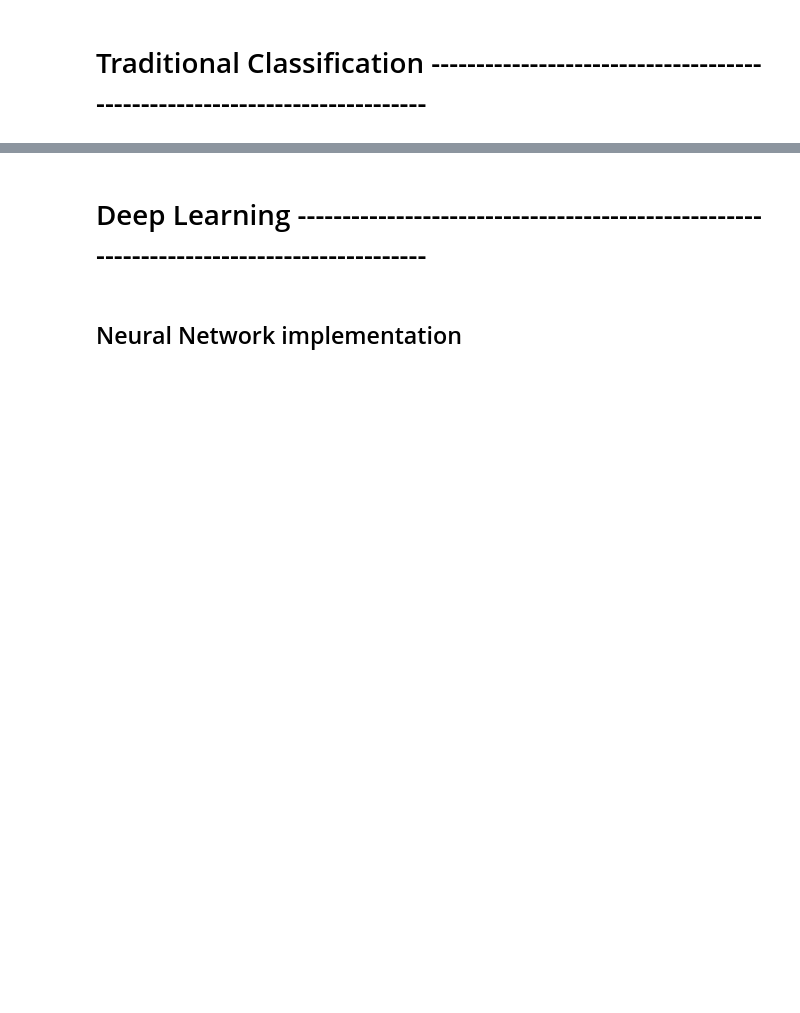
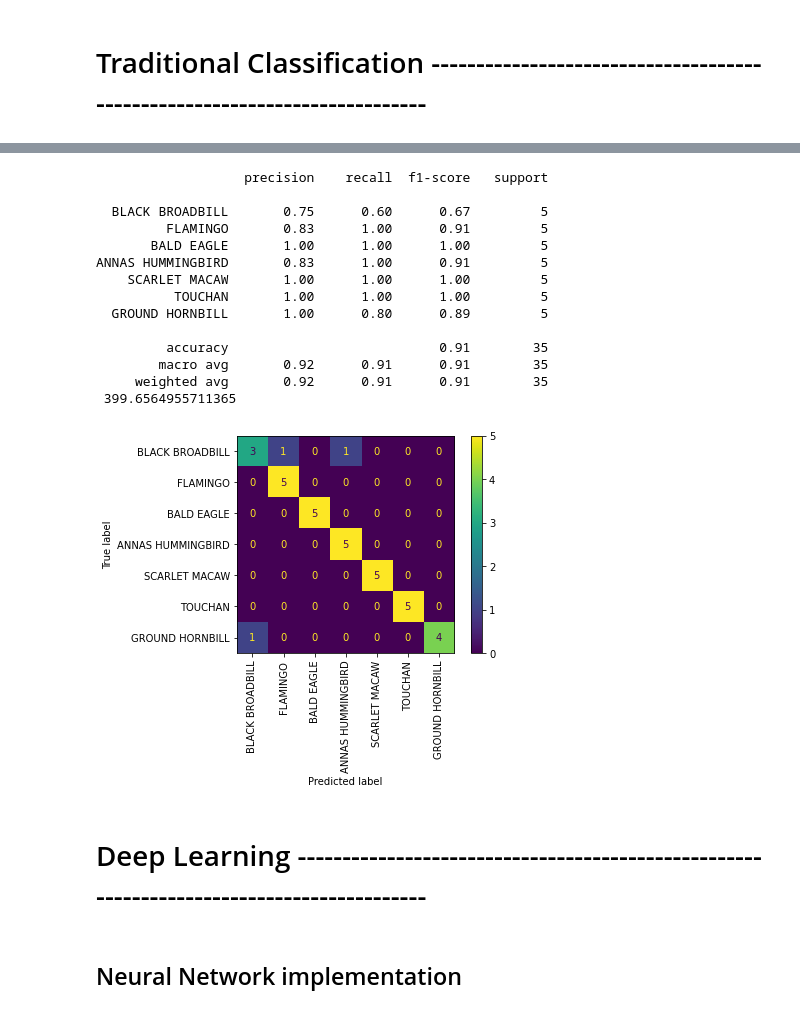
Before and after one commit to joelaniado/ml-bird-classifier, a Jupyter notebook: ml-bird-classifier.ipynb, the cells around one changed output, grey strips where cells are left out. Cells and saved outputs as stored; diff of their text form; code cells hidden in the pictures; blank space fills up the shorter version.

Commit message:
Finalized project, missing documentation and finalized report.

```diff
--- a/ml-bird-classifier.ipynb
+++ b/ml-bird-classifier.ipynb
@@ -408,6 +392,43 @@ Best accuracy: 0.47
 X2, y2 = get_Xy(train_pictures)
 X2, pca = dim_reduction(X2)
 cv_grid = train_model(X2, y2)
+# %%
+start = time.time()
+X_train, y_train = get_Xy(train_pictures)
+X_test, y_test = get_Xy(test_pictures)
+
+mean = np.mean(X_train,axis=0)
+scaled_X_train, scaled_X_test = (X_train-mean)/255, (X_test - mean)/255
+
+pipe = Pipeline([('pca',PCA(random_state=seed)),
+                ('svm', SVC(kernel='rbf',C=4,random_state=seed))])
+pipe.fit(scaled_X_train, y_train)
+
+
+y_pred = pipe.predict(scaled_X_test)
+print(classification_report(y_test,y_pred,target_names=species_names),time.time()-start)
+
+cf_matrix_svm = confusion_matrix(y_test,y_pred)
+cf_svm = ConfusionMatrixDisplay(cf_matrix_svm, display_labels= species_names)
+cf_svm.plot(xticks_rotation='vertical')
+#plt.savefig('plots/svm-cf.jpg')
+plt.show()
+# %% [output]
+                   precision    recall  f1-score   support
+
+  BLACK BROADBILL       0.75      0.60      0.67         5
+         FLAMINGO       0.83      1.00      0.91         5
+       BALD EAGLE       1.00      1.00      1.00         5
+ANNAS HUMMINGBIRD       0.83      1.00      0.91         5
+    SCARLET MACAW       1.00      1.00      1.00         5
+          TOUCHAN       1.00      1.00      1.00         5
+  GROUND HORNBILL       1.00      0.80      0.89         5
+
+         accuracy                           0.91        35
+        macro avg       0.92      0.91      0.91        35
+     weighted avg       0.92      0.91      0.91        35
+ 399.6564955711365
+[figure, added]
 # %% [markdown]
 # Deep Learning -----------------------------------------------------------------------------------------
 # %%
```
Also changed, not shown: parts of 15 cells of this notebook, 1 other file.
